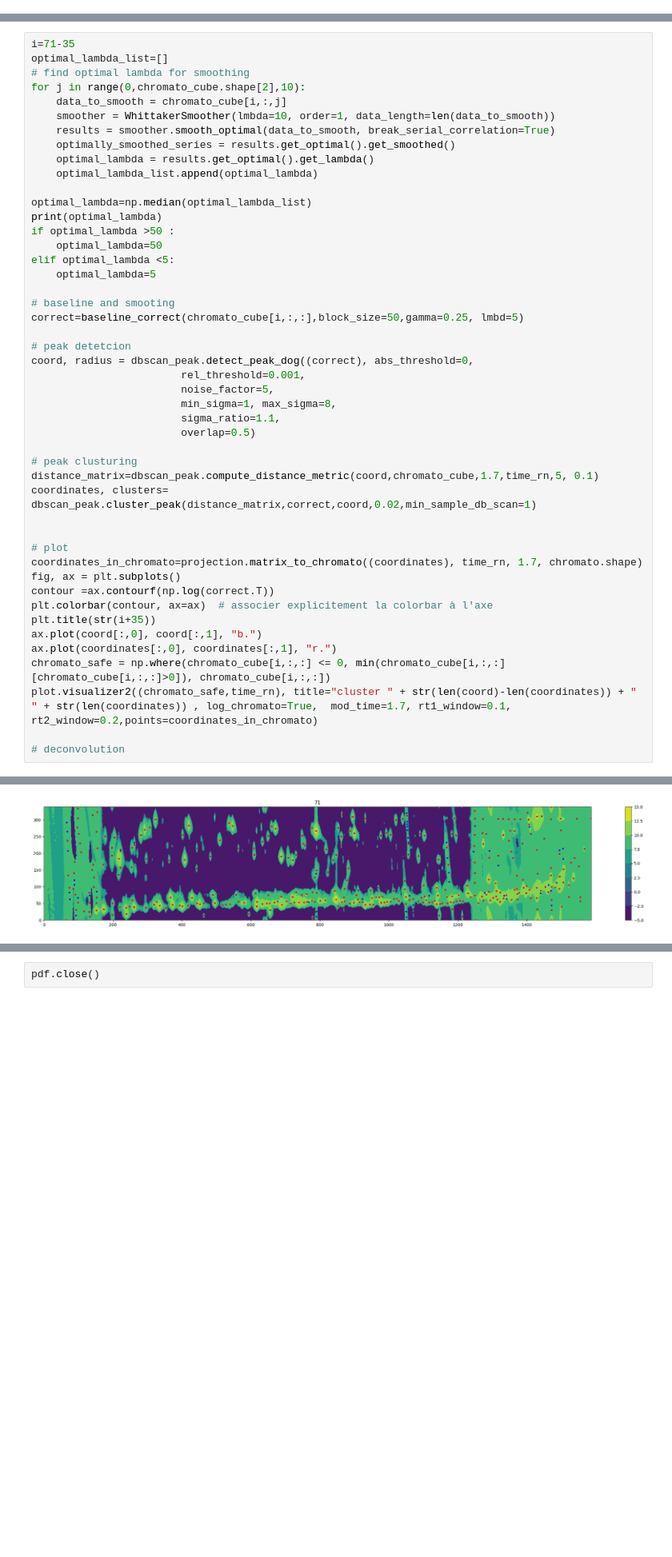
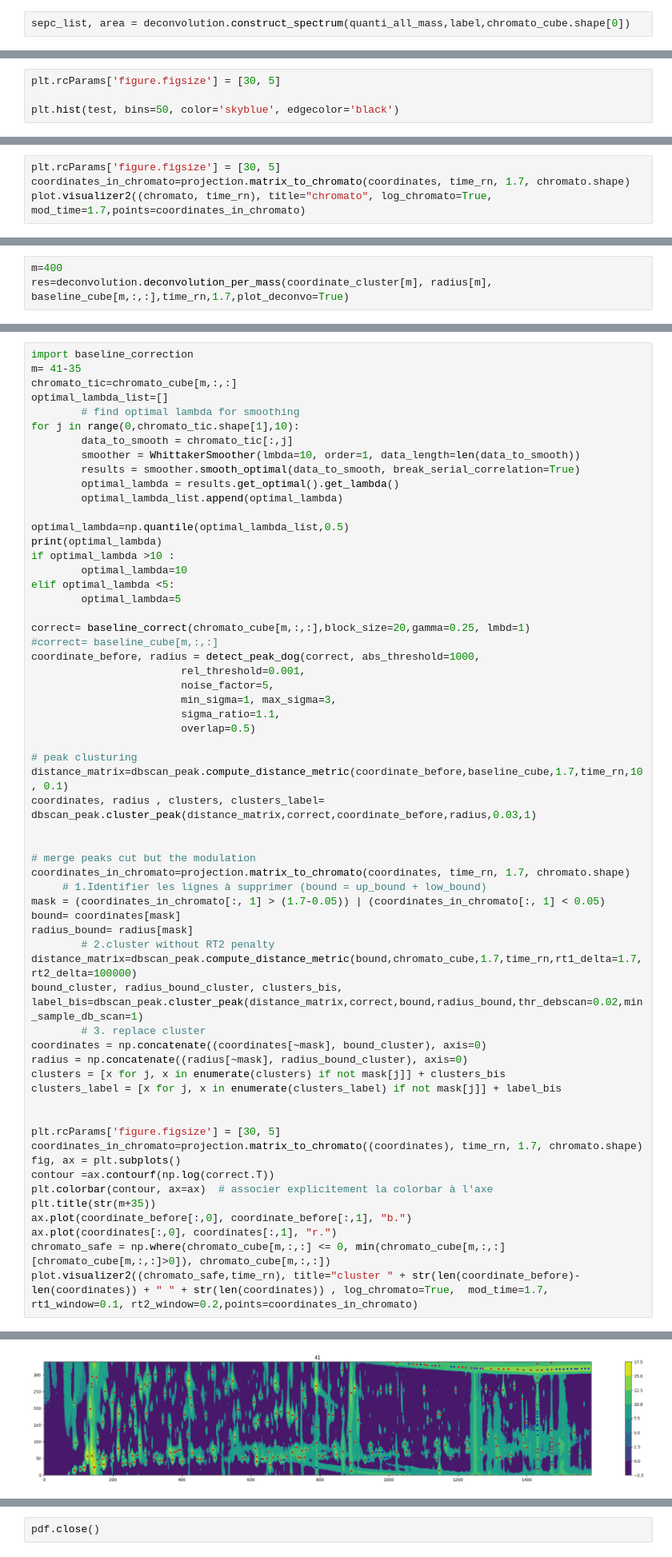
Before and after one commit to Lollith/Python-2DGC-Alignment, a Jupyter notebook: notebooks/deconvolution.ipynb, the cells around one changed output, grey strips where cells are left out. Shown at 80% size. Saved outputs shown, nothing was run; the diff lists cells and outputs as text; blank space fills up the shorter version.

Commit message:
deconvolution ok

```diff
--- a/notebooks/deconvolution.ipynb
+++ b/notebooks/deconvolution.ipynb
@@ -457,0 +315,2 @@ np.mean(optimal_lambda_list)
+# %%
+sepc_list, area = deconvolution.construct_spectrum(quanti_all_mass,label,chromato_cube.shape[0])
@@ -457,0 +349,4 @@ np.mean(optimal_lambda_list)
+# %%
+plt.rcParams['figure.figsize'] = [30, 5]
+
+plt.hist(test, bins=50, color='skyblue', edgecolor='black')
@@ -457,0 +422,4 @@ np.mean(optimal_lambda_list)
+# %%
+plt.rcParams['figure.figsize'] = [30, 5]
+coordinates_in_chromato=projection.matrix_to_chromato(coordinates, time_rn, 1.7, chromato.shape)
+plot.visualizer2((chromato, time_rn), title="chromato", log_chromato=True,  mod_time=1.7,points=coordinates_in_chromato)
@@ -457,0 +444,3 @@ np.mean(optimal_lambda_list)
+# %%
+m=400
+res=deconvolution.deconvolution_per_mass(coordinate_cluster[m], radius[m], baseline_cube[m,:,:],time_rn,1.7,plot_deconvo=True)
@@ -458,48 +642,61 @@ np.mean(optimal_lambda_list)
 # %%
-i=71-35
+import baseline_correction
+m= 41-35
+chromato_tic=chromato_cube[m,:,:]
 optimal_lambda_list=[]
-# find optimal lambda for smoothing
-for j in range(0,chromato_cube.shape[2],10):
-    data_to_smooth = chromato_cube[i,:,j]
-    smoother = WhittakerSmoother(lmbda=10, order=1, data_length=len(data_to_smooth))
-    results = smoother.smooth_optimal(data_to_smooth, break_serial_correlation=True)
-    optimally_smoothed_series = results.get_optimal().get_smoothed()
-    optimal_lambda = results.get_optimal().get_lambda()
-    optimal_lambda_list.append(optimal_lambda)
+        # find optimal lambda for smoothing
+for j in range(0,chromato_tic.shape[1],10):
+        data_to_smooth = chromato_tic[:,j]
+        smoother = WhittakerSmoother(lmbda=10, order=1, data_length=len(data_to_smooth))
+        results = smoother.smooth_optimal(data_to_smooth, break_serial_correlation=True)
+        optimal_lambda = results.get_optimal().get_lambda()
+        optimal_lambda_list.append(optimal_lambda)
 
-optimal_lambda=np.median(optimal_lambda_list)
+optimal_lambda=np.quantile(optimal_lambda_list,0.5)
 print(optimal_lambda)
-if optimal_lambda >50 :
-    optimal_lambda=50
+if optimal_lambda >10 :
+        optimal_lambda=10
 elif optimal_lambda <5:
-    optimal_lambda=5
+        optimal_lambda=5
 
-# baseline and smooting
-correct=baseline_correct(chromato_cube[i,:,:],block_size=50,gamma=0.25, lmbd=5)
-
-# peak detetcion
-coord, radius = dbscan_peak.detect_peak_dog((correct), abs_threshold=0,
+correct= baseline_correct(chromato_cube[m,:,:],block_size=20,gamma=0.25, lmbd=1)
+#correct= baseline_cube[m,:,:]
+coordinate_before, radius = detect_peak_dog(correct, abs_threshold=1000,
                         rel_threshold=0.001,
                         noise_factor=5,
-                        min_sigma=1, max_sigma=8,
+                        min_sigma=1, max_sigma=3,
                         sigma_ratio=1.1,
                         overlap=0.5)
 
 # peak clusturing
-distance_matrix=dbscan_peak.compute_distance_metric(coord,chromato_cube,1.7,time_rn,5, 0.1)
-coordinates, clusters= dbscan_peak.cluster_peak(distance_matrix,correct,coord,0.02,min_sample_db_scan=1)
+distance_matrix=dbscan_peak.compute_distance_metric(coordinate_before,baseline_cube,1.7,time_rn,10, 0.1)
+coordinates, radius , clusters, clusters_label= dbscan_peak.cluster_peak(distance_matrix,correct,coordinate_before,radius,0.03,1)
 
 
-# plot
+# merge peaks cut but the modulation
+coordinates_in_chromato=projection.matrix_to_chromato(coordinates, time_rn, 1.7, chromato.shape)
+     # 1.Identifier les lignes à supprimer (bound = up_bound + low_bound)
+mask = (coordinates_in_chromato[:, 1] > (1.7-0.05)) | (coordinates_in_chromato[:, 1] < 0.05)
+bound= coordinates[mask]
+radius_bound= radius[mask]
+        # 2.cluster without RT2 penalty
+distance_matrix=dbscan_peak.compute_distance_metric(bound,chromato_cube,1.7,time_rn,rt1_delta=1.7, rt2_delta=100000)
+bound_cluster, radius_bound_cluster, clusters_bis, label_bis=dbscan_peak.cluster_peak(distance_matrix,correct,bound,radius_bound,thr_debscan=0.02,min_sample_db_scan=1)
+        # 3. replace cluster
+coordinates = np.concatenate((coordinates[~mask], bound_cluster), axis=0)
+radius = np.concatenate((radius[~mask], radius_bound_cluster), axis=0)
+clusters = [x for j, x in enumerate(clusters) if not mask[j]] + clusters_bis
+clusters_label = [x for j, x in enumerate(clusters_label) if not mask[j]] + label_bis
+
+
+plt.rcParams['figure.figsize'] = [30, 5]
 coordinates_in_chromato=projection.matrix_to_chromato((coordinates), time_rn, 1.7, chromato.shape)
 fig, ax = plt.subplots()
 contour =ax.contourf(np.log(correct.T))
 plt.colorbar(contour, ax=ax)  # associer explicitement la colorbar à l'axe
-plt.title(str(i+35))
-ax.plot(coord[:,0], coord[:,1], "b.")
+plt.title(str(m+35))
+ax.plot(coordinate_before[:,0], coordinate_before[:,1], "b.")
 ax.plot(coordinates[:,0], coordinates[:,1], "r.")
-chromato_safe = np.where(chromato_cube[i,:,:] <= 0, min(chromato_cube[i,:,:][chromato_cube[i,:,:]>0]), chromato_cube[i,:,:])
-plot.visualizer2((chromato_safe,time_rn), title="cluster " + str(len(coord)-len(coordinates)) + " " + str(len(coordinates)) , log_chromato=True,  mod_time=1.7, rt1_window=0.1, rt2_window=0.2,points=coordinates_in_chromato)
-
-# deconvolution
+chromato_safe = np.where(chromato_cube[m,:,:] <= 0, min(chromato_cube[m,:,:][chromato_cube[m,:,:]>0]), chromato_cube[m,:,:])
+plot.visualizer2((chromato_safe,time_rn), title="cluster " + str(len(coordinate_before)-len(coordinates)) + " " + str(len(coordinates)) , log_chromato=True,  mod_time=1.7, rt1_window=0.1, rt2_window=0.2,points=coordinates_in_chromato)
 # %% [output]
@@ -507 +704 @@ plot.visualizer2((chromato_safe,time_rn), title="cluster " + str(len(coord)-len(
-[figure, old version]
+[figure, new version]
```
Also changed, not shown: parts of 57 cells of this notebook, 2 other files.
